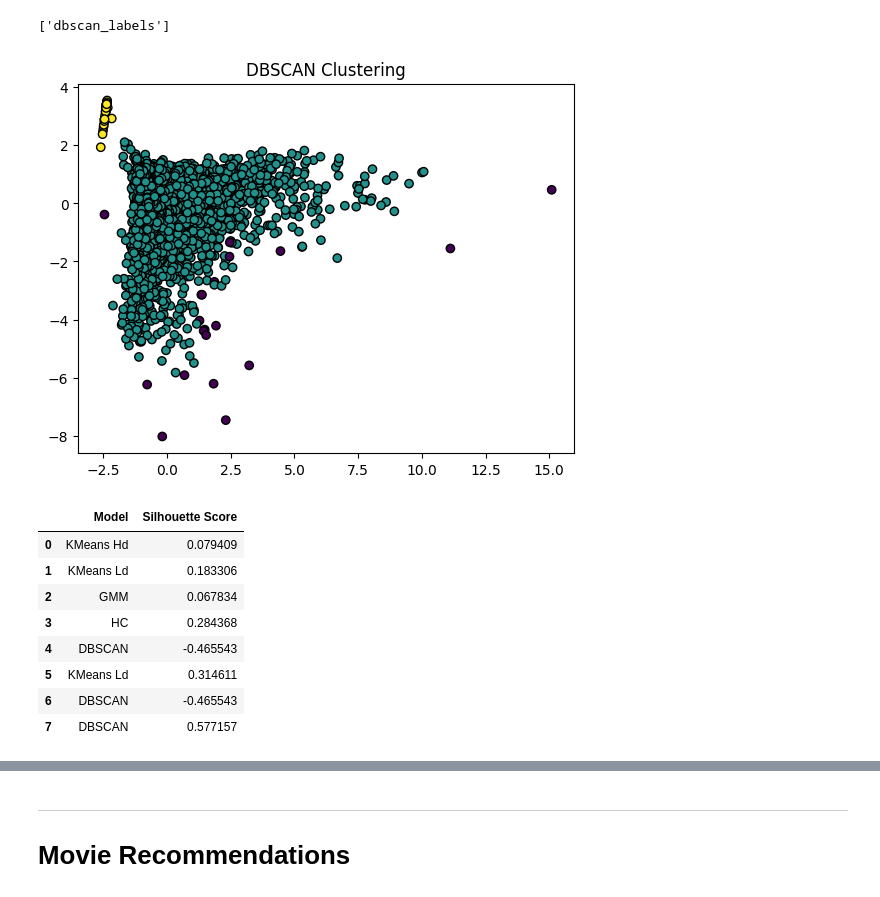
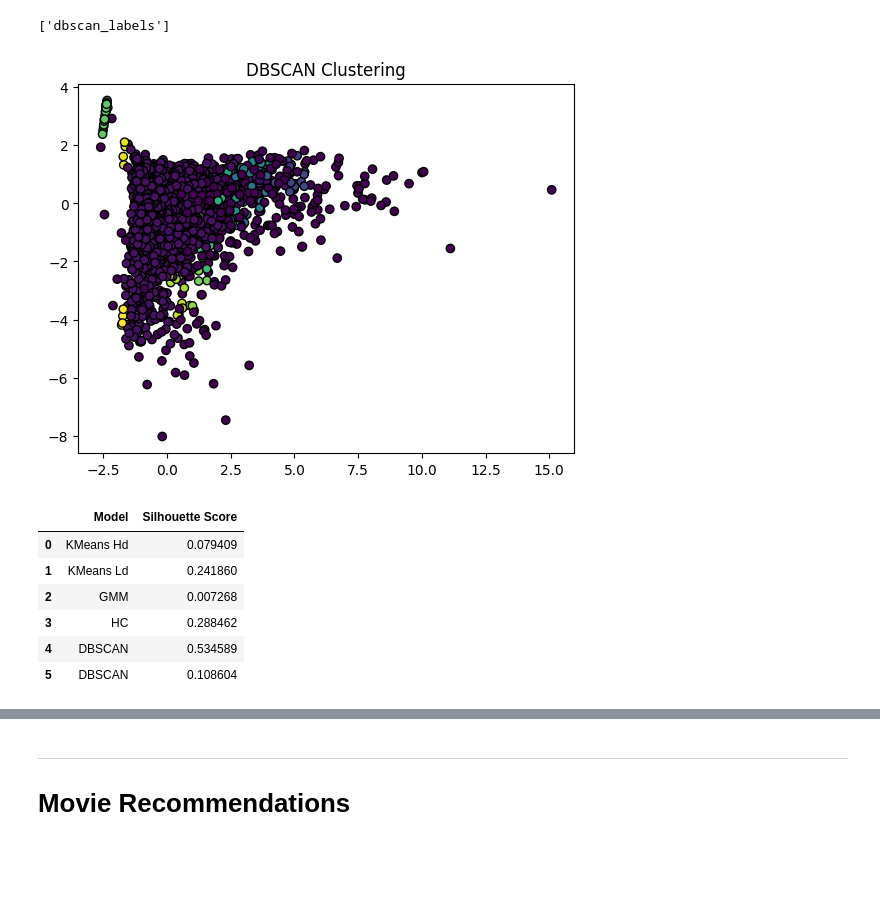
Before and after one commit to Lennykiruthu/foundation-ds-projects, a Jupyter notebook: Movie-Genre-Classification.ipynb, the cells around one changed output, grey strips where cells are left out. Saved outputs shown, nothing was run; the diff lists cells and outputs as text; code cells hidden in the pictures; blank space fills up the shorter version.

```diff
--- a/Movie-Genre-Classification.ipynb
+++ b/Movie-Genre-Classification.ipynb
@@ -473,5 +470,5 @@ plt.show()
 [figure]
 # %%
 # Step 1: Fit PCA to find the optimal number of components
-pca_3 = PCA(n_components=3)
-tfidf_pca_3 = pca_3.fit_transform(combined_features.toarray())
+pca_4 = PCA(n_components=4)
+tfidf_pca_4 = pca_4.fit_transform(combined_features.toarray())
@@ -531,7 +528,7 @@ k_cluster_inertia_low_dimensionality = []
 # Loop through 10 clusters
 for i in range(1,16):
     kmeans_range     = KMeans(n_clusters=i, random_state=42)
-    kmeans_range.fit(tfidf_pca_3)
+    kmeans_range.fit(tfidf_pca_4)
     k_cluster_inertia_low_dimensionality.append(kmeans_range.inertia_)
 # %%
 # Store Interia values using joblib to compare later with lower dimension data
@@ -656,9 +649,9 @@ aic_scores = []
 
 for k in n_clusters:
     gmm = GaussianMixture(n_components=k, random_state=42)
-    gmm.fit(tfidf_pca_3)
-    bic_scores.append(gmm.bic(tfidf_pca_3))
-    aic_scores.append(gmm.aic(tfidf_pca_3))
+    gmm.fit(tfidf_pca_4)
+    bic_scores.append(gmm.bic(tfidf_pca_4))
+    aic_scores.append(gmm.aic(tfidf_pca_4))
 
 # Find the best number of clusters
 best_k_bic = n_clusters[np.argmin(bic_scores)]
@@ -786,20 +779,20 @@ DBSCAN groups points into clusters based on density, defining dense regions as c
 - Two points $p$ and $q$ are density-connected if there exists a third point $o$ (a core point) such that both $p$ and $q$ are density-reachable from $o$.
 - Ensures clusters remain globally connected, even if some points are not directly linked but are part of the same dense region.
 # %%
-dbscan_labels = DBSCAN(eps=1, min_samples=3).fit_predict(tfidf_pca_3)  # Set parameters, fit model and get cluster labels
+dbscan_labels = DBSCAN(eps=0.5, min_samples=3).fit_predict(tfidf_pca_4)  # Set parameters, fit model and get cluster labels
 dump(dbscan_labels, 'dbscan_labels')
 # %% [output]
 ['dbscan_labels']
 # %%
 # dbscan_labels = load('/content/dbscan_labels')
 # %%
-plt.scatter(tfidf_pca_3[:, 0], tfidf_pca_3[:, 1], c=dbscan_labels, cmap='viridis', edgecolor='k')
+plt.scatter(tfidf_pca_4[:, 0], tfidf_pca_4[:, 1], c=dbscan_labels, cmap='viridis', edgecolor='k')
 plt.title("DBSCAN Clustering")
 plt.show()
 # %% [output]
-[figure, old version]
+[figure, new version]
 # %%
-dbscan_score = silhouette_score(tfidf_pca_3, dbscan_labels)
+dbscan_score = silhouette_score(tfidf_pca_4, dbscan_labels)
 
 new_row = pd.DataFrame({'Model' : ['DBSCAN'], 'Silhouette Score' : [dbscan_score]})
 
@@ -808,13 +801,11 @@ silhouette_dataframe.head(20)
 # %% [output]
 |  | Model | Silhouette Score |
 | 0 | KMeans Hd | 0.079409 |
-| 1 | KMeans Ld | 0.183306 |
-| 2 | GMM | 0.067834 |
-| 3 | HC | 0.284368 |
-| 4 | DBSCAN | -0.465543 |
-| 5 | KMeans Ld | 0.314611 |
-| 6 | DBSCAN | -0.465543 |
-| 7 | DBSCAN | 0.577157 |
+| 1 | KMeans Ld | 0.241860 |
+| 2 | GMM | 0.007268 |
+| 3 | HC | 0.288462 |
+| 4 | DBSCAN | 0.534589 |
+| 5 | DBSCAN | 0.108604 |
 # %%
 plt.barh(silhouette_dataframe['Model'], silhouette_dataframe['Silhouette Score'])
 plt.xlabel('Silhouette Score')
```
Also changed, not shown: parts of 32 cells of this notebook, 11 other files.
